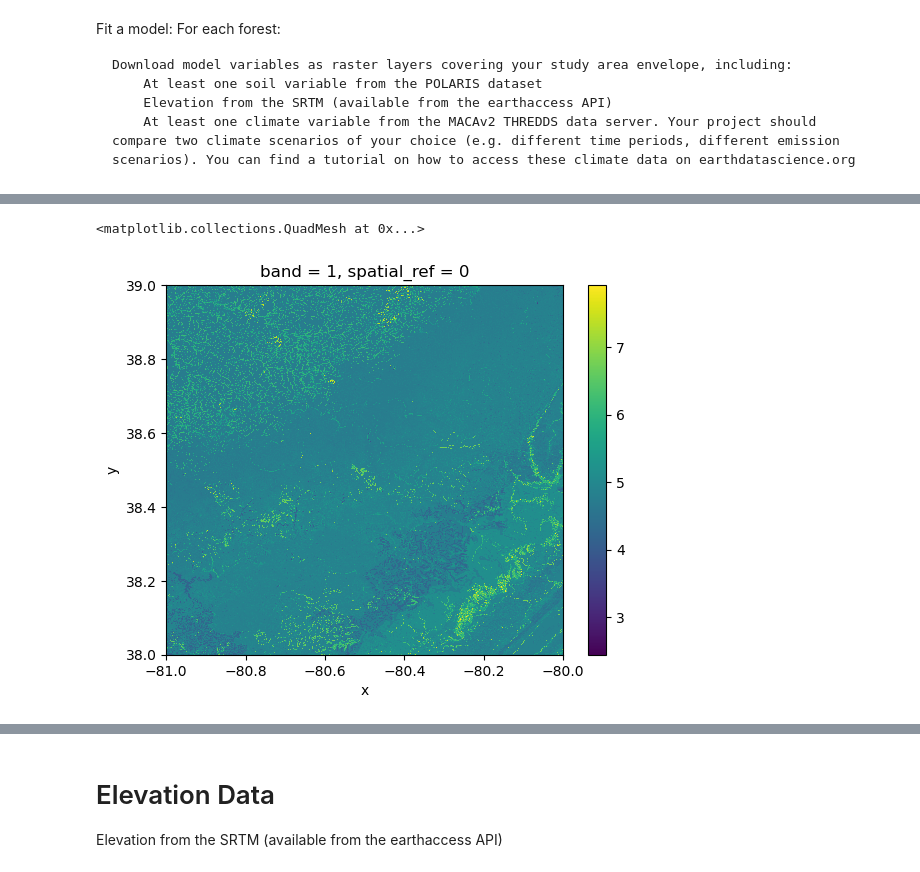
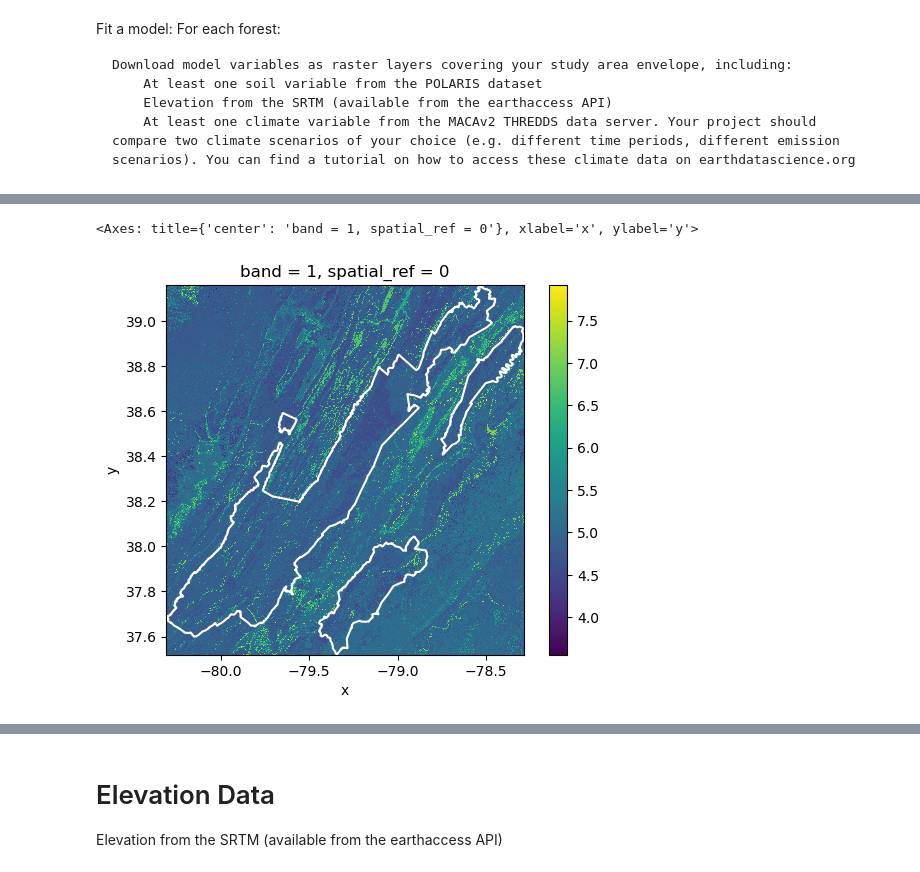
Before and after one commit to tjstogoski/Habitat-Suitability, a Jupyter notebook: 02-model-variables.ipynb, the cells around one changed output, grey strips where cells are left out. Saved outputs shown, nothing was run; the diff lists cells and outputs as text; code cells hidden in the pictures.

```diff
--- a/02-model-variables.ipynb
+++ b/02-model-variables.ipynb
@@ -22,3 +17,35 @@ This will raise in a future version.
+# %%
+def set_buffer(boundary_gdf, buffer=0):
+    """
+    Increases the max bounds of a geo data frame by a set amount.
+    Returns the max bounds as a tuple.
+    """
+    bounds = tuple(boundary_gdf.total_bounds)
+    xmin, ymin, xmax, ymax = bounds
+    bounds_buffer = (xmin-buffer, ymin-buffer, xmax+buffer, ymax+buffer)
+
+    return bounds_buffer
+# %%
+def process_image(file_pattern, boundary_gdf, buffer=0):
+    """Load image, crop to study boundary, merge assays"""
+
+    # Set a buffer to crop images to
+    bounds_buffer = set_buffer(boundary_gdf, buffer)
+
+    # Open and crop the images
+    da_list = []
+    for file_path in glob(file_pattern):
+        tile_da = (
+            rxr.open_rasterio(file_path, mask_and_scale=True)
+            .squeeze())
+        cropped_da = tile_da.rio.clip_box(*bounds_buffer)
+        da_list.append(cropped_da)
+
+    # Merge the list of cropped data arrays
+    merged_da = rxrmerge.merge_arrays(da_list)
+
+    # Returns a cropped and merged data array
+    return merged_da
 # %% [markdown]
 Fit a model: For each forest:
 
@@ -66,5 +132,8 @@ JNF_soil_data = polaris_soil_data('ph', 'mean', '30_60', JNF_gdf)
-# %%
-GWNF_soil_data[3].plot()
-# %% [output]
-<matplotlib.collections.QuadMesh at 0x...>
-[figure, removed]
+# %%
+GWNF_soil_path = os.path.join(data_dir, 'polaris\GWNF\*.tif')
+GWNF_ph_da = process_image(GWNF_soil_path, GWNF_gdf)
+GWNF_ph_da.plot()
+GWNF_gdf.boundary.plot(ax=plt.gca(), color='white')
+# %% [output]
+<Axes: title={'center': 'band = 1, spatial_ref = 0'}, xlabel='x', ylabel='y'>
+[figure, added]
```
Also changed, not shown: parts of 11 cells of this notebook.
